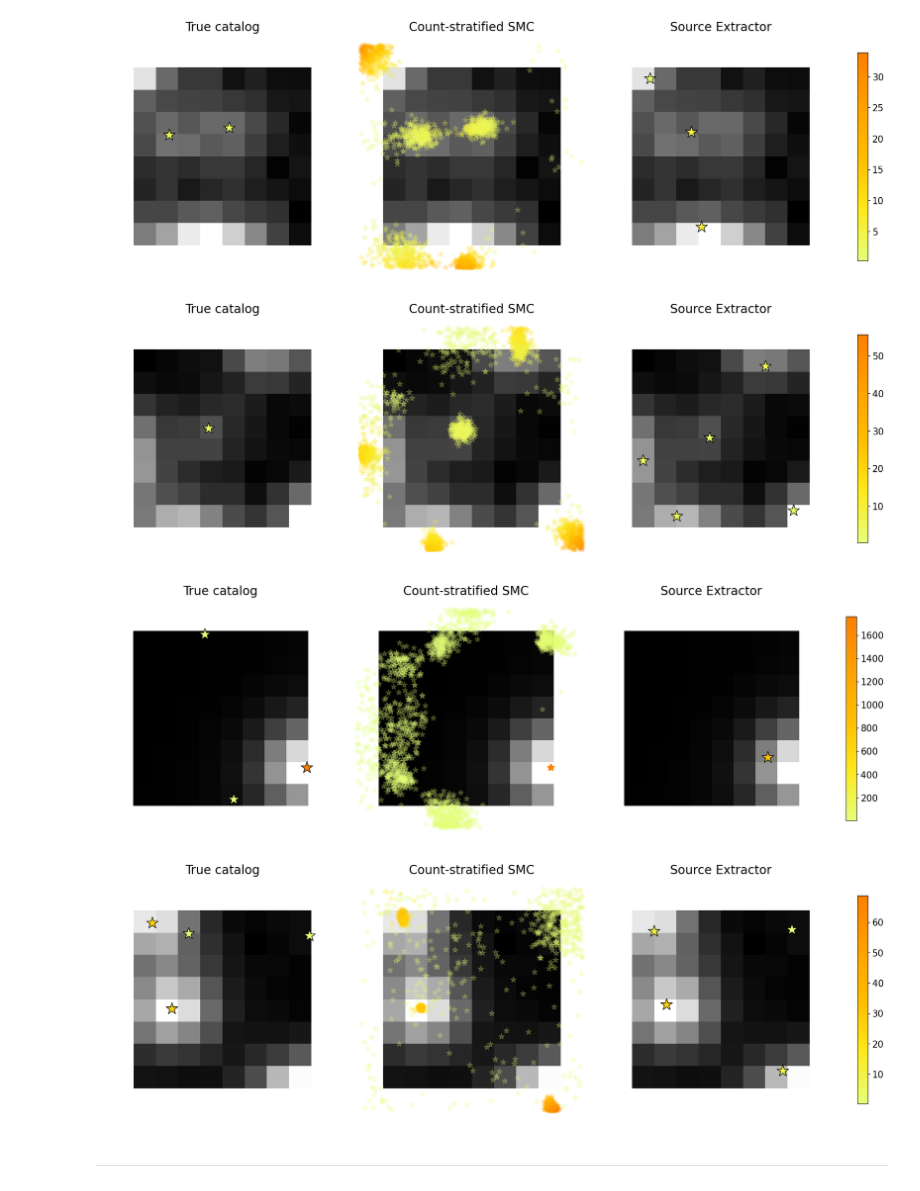
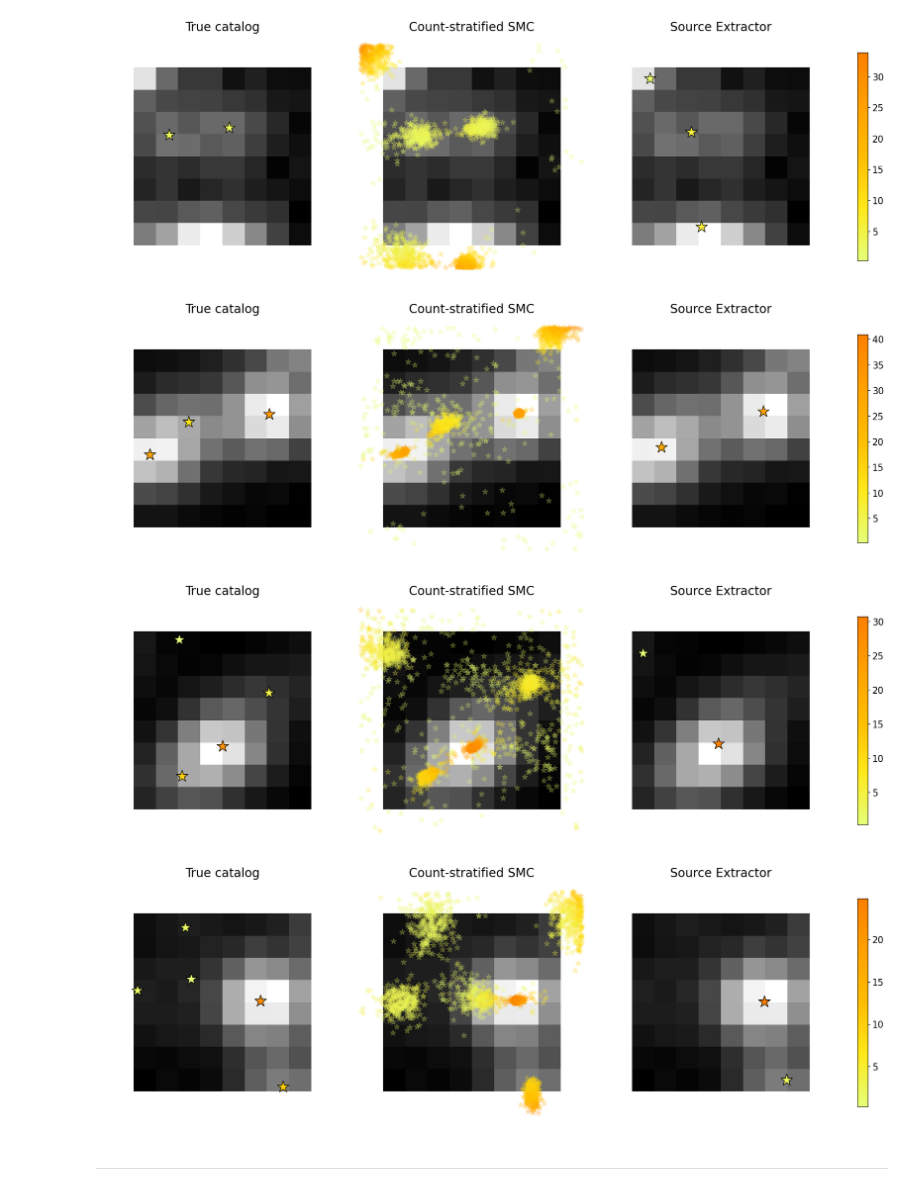
Before and after one commit to timwhite0/smcdet, a Jupyter notebook: experiments/manuscript/m71_manyimages/results/results.ipynb, the cells around one changed output. Drawn from its saved outputs; the diff is of its cells as text; code cells hidden in the pictures.

```diff
--- a/experiments/manuscript/m71_manyimages/results/results.ipynb
+++ b/experiments/manuscript/m71_manyimages/results/results.ipynb
@@ -266,32 +266,32 @@ fig.savefig('figures/m71_detections_count2_all.png', dpi = 250, transparent = Tr
 # %% [output]
 [figure]
 # %%
-idx = 152
+idx = 297
 
 fig = plot_detections(image_index = idx, smc_cat_idx = "all",
                       smc_star_size = smc_star_size, smc_star_alpha = smc_star_alpha)
 
 fig.savefig('figures/m71_detections_count3_all.png', dpi = 250, transparent = True, bbox_inches = 'tight', pad_inches = 0)
 # %% [output]
-[figure, old version]
+[figure, new version]
 # %%
-idx = 184
+idx = 148
 
 fig = plot_detections(image_index = idx, smc_cat_idx = "all",
                       smc_star_size = smc_star_size, smc_star_alpha = smc_star_alpha)
 
 fig.savefig('figures/m71_detections_count4_all.png', dpi = 250, transparent = True, bbox_inches = 'tight', pad_inches = 0)
 # %% [output]
-[figure, old version]
+[figure, new version]
 # %%
-idx = 14
+idx = 320
 
 fig = plot_detections(image_index = idx, smc_cat_idx = "all",
                       smc_star_size = smc_star_size, smc_star_alpha = smc_star_alpha)
 
 fig.savefig('figures/m71_detections_count5_all.png', dpi = 250, transparent = True, bbox_inches = 'tight', pad_inches = 0)
 # %% [output]
-[figure, old version]
+[figure, new version]
 # %% [markdown]
 ---
 # %% [markdown]
```
Also changed, not shown: parts of 1 cell of this notebook, 1 other file.
